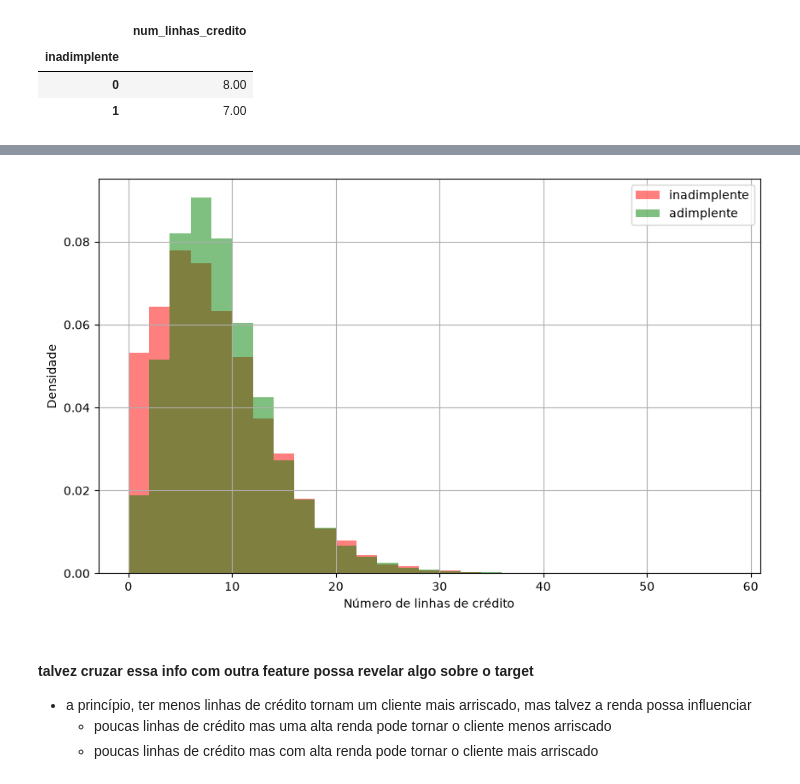
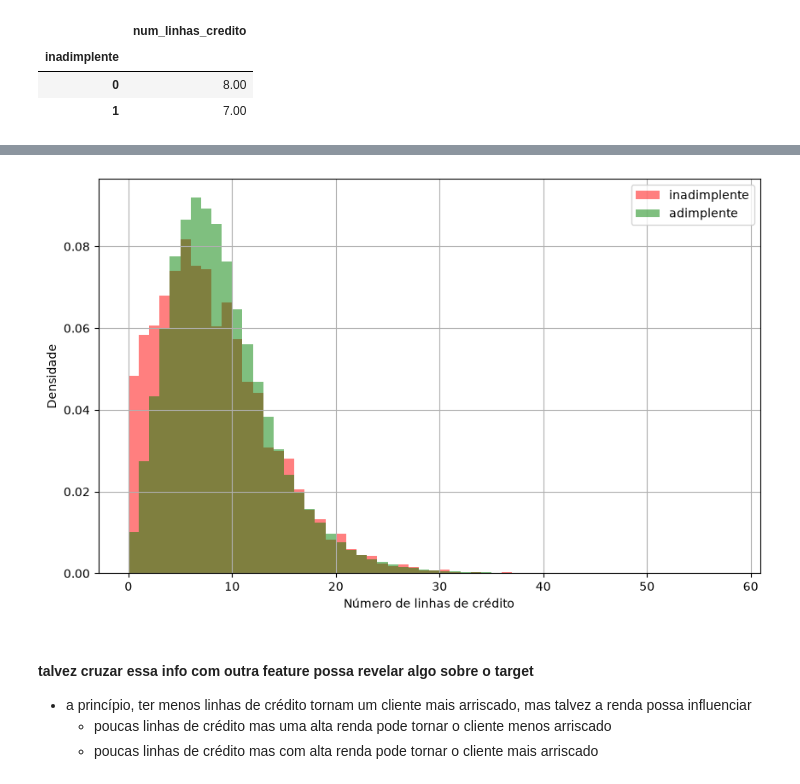
Before and after one commit to andradeyghor/credit-risk-api, a Jupyter notebook: notebooks/eda.ipynb, the cells around one changed output, grey strips where cells are left out. Drawn from its saved outputs; the diff is of its cells as text; code cells hidden in the pictures.

```diff
--- a/notebooks/eda.ipynb
+++ b/notebooks/eda.ipynb
@@ -272,32 +299,32 @@ df.groupby(target).agg({'num_linhas_credito': 'median'})
 # %%
 bins = np.arange(
     df['num_linhas_credito'].min(),
     df['num_linhas_credito'].max() + 1,
-    2
+    1
 )
 
 df[df[target] == 1]['num_linhas_credito'].hist(
     bins=bins,
     density=True,
     color='red',
     alpha=0.5,
     label='inadimplente'
 )
 
 df[df[target] == 0]['num_linhas_credito'].hist(
     bins=bins,
     density=True,
     color='green',
     alpha=0.5,
     label='adimplente'
 )
 
 plt.legend()
 plt.xlabel('Número de linhas de crédito')
 plt.ylabel('Densidade')
 plt.show()
 # %% [output]
-[figure, old version]
+[figure, new version]
 # %% [markdown]
 #### talvez cruzar essa info com outra feature possa revelar algo sobre o target
 
```
Also changed, not shown: parts of 46 cells of this notebook.
